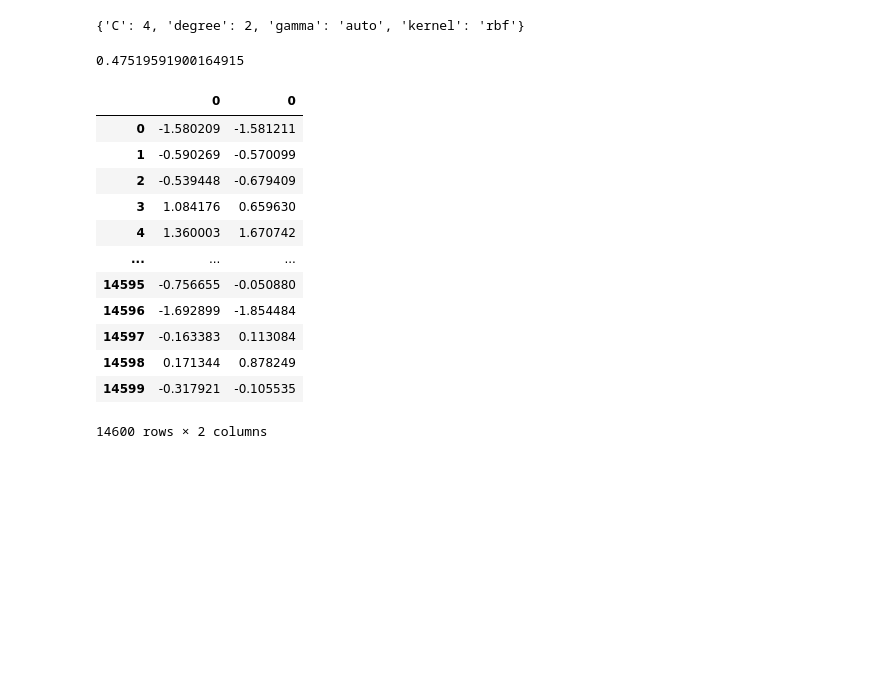
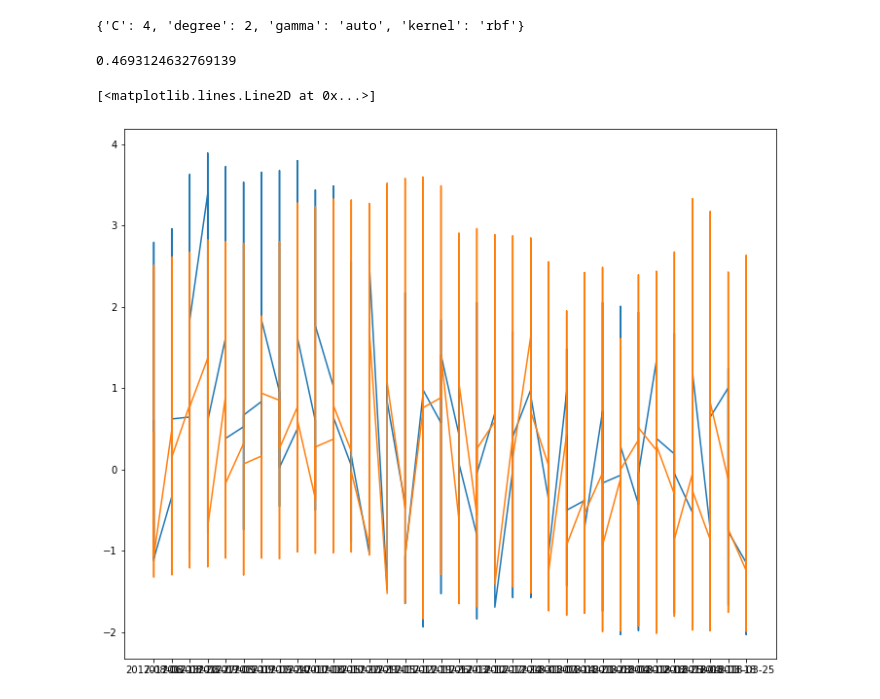
Before and after one commit to gregor-ovsenjak/Avocado_prices, a Jupyter notebook: cross_validation.ipynb, the cells around one changed output. Cells and saved outputs as stored; diff of their text form; code cells hidden in the pictures; blank space fills up the shorter version.

```diff
--- a/cross_validation.ipynb
+++ b/cross_validation.ipynb
@@ -66,9 +91,9 @@ models are RFR,ETR,AdaBoost'''
 RFR = RandomForestRegressor()
 btss = BlockingTimeSeriesSplit(n_splits=5)
 
-rfr_params = {"n_estimators":[10,50,100,200],
-              "criterion":['mse','mae'],
-              "max_depth":[4,6,8,10,20],
+rfr_params = {"n_estimators":[100,200],
+              "criterion":['mse'],
+              "max_depth":[6,8,10,20],
              }
 gsRFC = GridSearchCV(RFR,param_grid = rfr_params, cv=btss, scoring="r2", n_jobs= -1, verbose = 1)
 
@@ -91,9 +114,9 @@ gsRFC.best_params_
 ETR = ExtraTreesRegressor()
 btss = BlockingTimeSeriesSplit(n_splits=5)
 
-ETR_params = {"n_estimators":[10,50,100,200],
-              "criterion":['mse','mae'],
-              "max_depth":[4,6,8,10,20],
+ETR_params = {"n_estimators":[100,200],
+              "criterion":['mse'],
+              "max_depth":[6,8,10,20],
              }
 gsETR = GridSearchCV(ETR,param_grid = ETR_params, cv=btss, scoring="r2", n_jobs= -1, verbose = 1)
 
@@ -141,9 +162,8 @@ AdaBoostRegressor(base_estimator=DecisionTreeRegressor(), learning_rate=0.1,
 # %%
 svr = SVR()
 svr_params = {"kernel":['linear','poly','rbf','sigmoid'],
-              "degree":[2,3,4,5],
               "gamma":['scale','auto'],
-              "C":[0.1,0.5,1,2,3,4]}
+              "C":[2,3,4]}
 
 gsSVR = GridSearchCV(svr,param_grid = svr_params, cv=btss, scoring="r2", n_jobs= -1, verbose = 1)
 
@@ -170,24 +187,15 @@ votingC = votingR.fit(X_train, y_train)
 # %%
 from sklearn.metrics import r2_score
 predict = votingC.predict(X_test)
 predict = pd.DataFrame(predict)
 y_test= y_test.reset_index().drop(["index"],axis=1)
 results = pd.concat([predict,y_test],axis = 1)
 print(r2_score(y_test,predict))
-results
+plt.figure(figsize=(12,10))
+plt.plot(dates,y_test)
+plt.plot(dates,predict)
 # %% [output]
-0.47519591900164915
+0.4693124632769139
-|  | 0 | 0 |
-| 0 | -1.580209 | -1.581211 |
-| 1 | -0.590269 | -0.570099 |
-| 2 | -0.539448 | -0.679409 |
-| 3 | 1.084176 | 0.659630 |
-| 4 | 1.360003 | 1.670742 |
-| ... | ... | ... |
-| 14595 | -0.756655 | -0.050880 |
-| 14596 | -1.692899 | -1.854484 |
-| 14597 | -0.163383 | 0.113084 |
-| 14598 | 0.171344 | 0.878249 |
-| 14599 | -0.317921 | -0.105535 |
-14600 rows × 2 columns
+[<matplotlib.lines.Line2D at 0x...>]
+[figure, added]
 # %%
```
Also changed, not shown: parts of 12 cells of this notebook, 2 other files.
